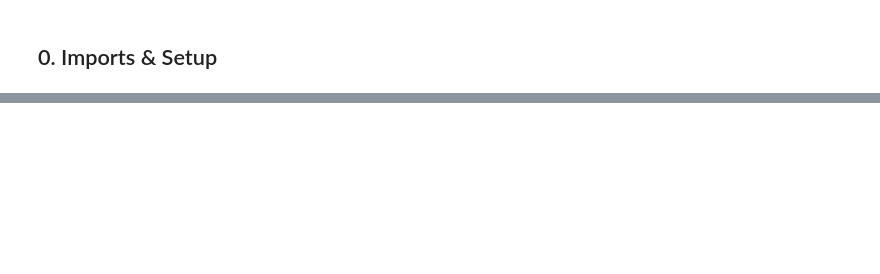
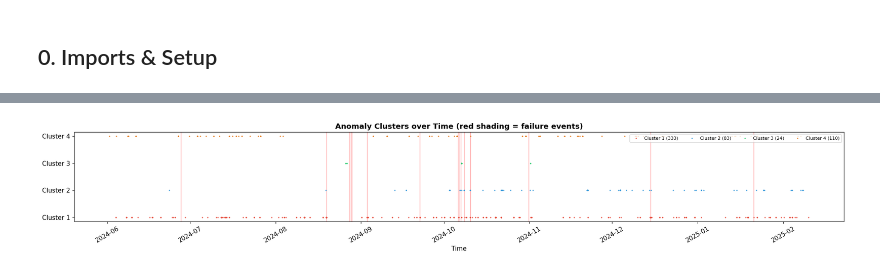
Before and after one commit to Emir515/Kurtulus-thesis, a Jupyter notebook: notebooks/02_anomaly_analysis.ipynb, the cells around one changed output, grey strips where cells are left out. Drawn from its saved outputs; the diff is of its cells as text; code cells hidden in the pictures; blank space fills up the shorter version.

```diff
--- a/notebooks/02_anomaly_analysis.ipynb
+++ b/notebooks/02_anomaly_analysis.ipynb
@@ -764,0 +643,28 @@ Top-right quadrant = useful sensors | Bottom-left quadrant = noise
+# %%
+# Timeline of clusters
+fig, ax = plt.subplots(figsize=(20, 3.5))
+
+colors = {0: '#e0e0e0', 1: '#e74c3c', 2: '#3498db', 3: '#2ecc71', 4: '#e67e22',
+          5: '#9b59b6', 6: '#1abc9c', 7: '#f39c12', 8: '#34495e'}
+
+for c in range(1, K+1):
+    c_df = win_df[win_df['cluster'] == c]
+    ax.scatter(c_df['win_start'], [c] * len(c_df), s=2, c=colors.get(c, 'grey'), alpha=0.7,
+               label=f'Cluster {c} ({len(c_df):,})')
+
+# Failure events
+for idx, ev in train_events.iterrows():
+    ax.axvspan(ev['start'], ev['end'], color='red', alpha=0.15, zorder=0)
+
+ax.set_yticks(range(1, K+1))
+ax.set_yticklabels([f'Cluster {c}' for c in range(1, K+1)])
+ax.set_xlabel('Time')
+ax.set_title('Anomaly Clusters over Time (red shading = failure events)', fontweight='bold')
+ax.legend(fontsize=8, loc='upper right', ncol=K)
+ax.xaxis.set_major_formatter(mdates.DateFormatter('%Y-%m'))
+ax.xaxis.set_major_locator(mdates.MonthLocator())
+plt.xticks(rotation=30)
+plt.tight_layout()
+plt.show()
+# %% [output]
+[figure, added]
```
Also changed, not shown: parts of 48 cells of this notebook, 4 other files.
